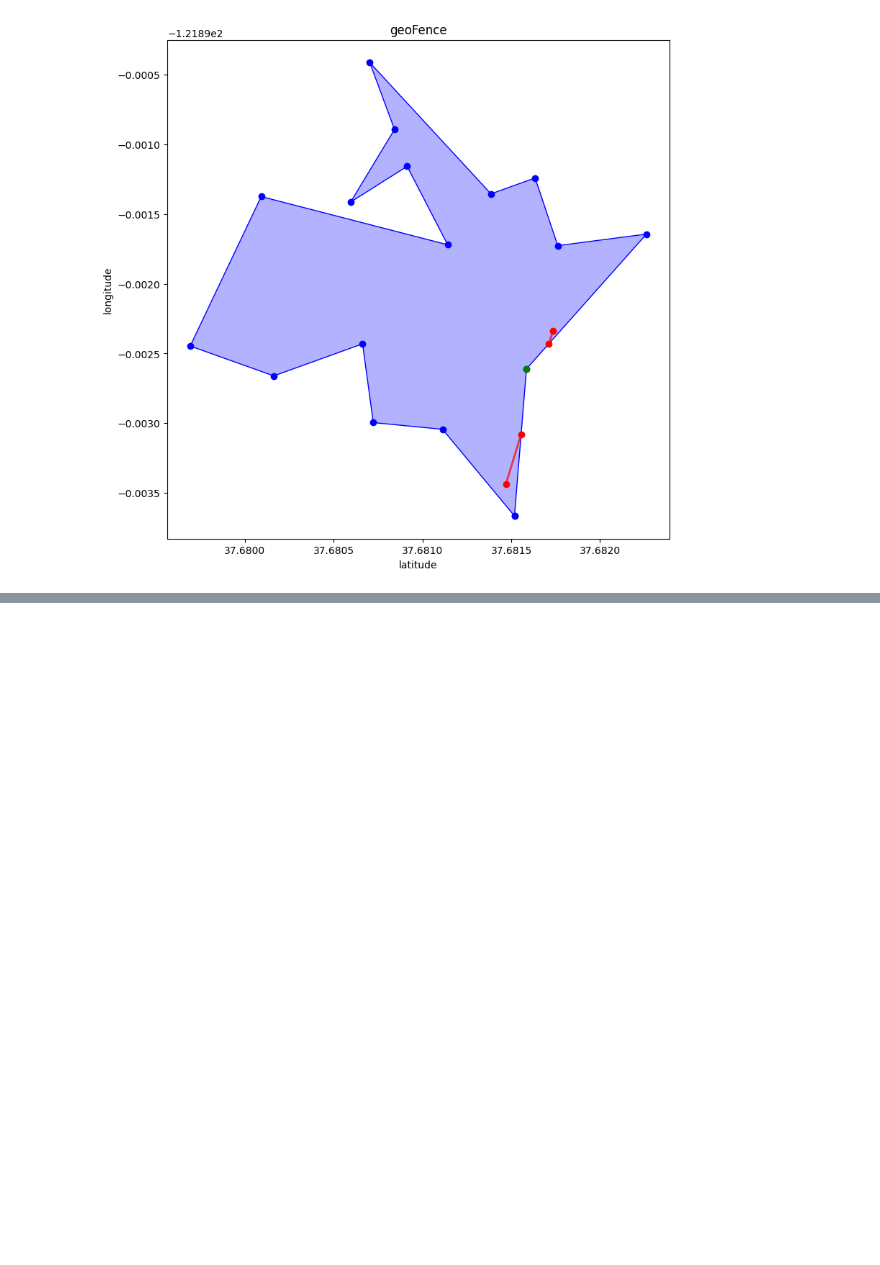
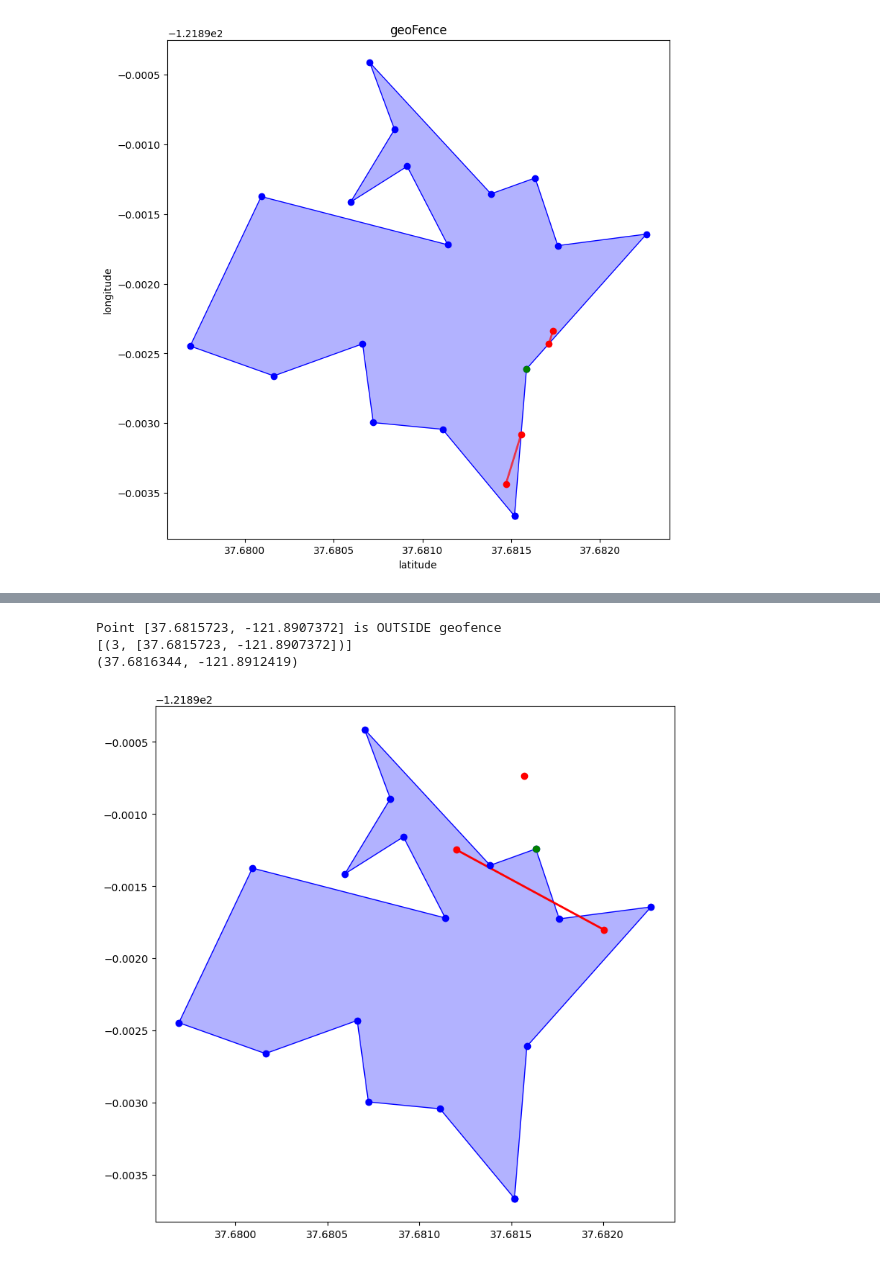
Before and after one commit to TheErickLiu/AmadorUAV2025, a Jupyter notebook: question2.ipynb, the cells around one changed output, grey strips where cells are left out. Drawn from its saved outputs; the diff is of its cells as text; code cells hidden in the pictures; blank space fills up the shorter version.

```diff
--- a/question2.ipynb
+++ b/question2.ipynb
@@ -534,0 +614,39 @@ fig.show()
+# %%
+import numpy as np
+
+def nearest_point_on_polygon(point, polygon):
+    """Return the nearest exterior point on polygon"""
+    nearest_pt, nearest_dist = None, np.inf
+    coords = polygon.exterior.coords
+    for idx, coord in enumerate(coords):
+        dist = Point(point).distance(Point(coord))
+        if dist < nearest_dist:
+            nearest_pt = coord
+            nearest_dist = dist
+    return nearest_pt
+# %%
+# Check if a waypoint is inside geofence
+outside_points = []
+for i, pt in enumerate(waypoints):
+    if not geofence_polygon.contains(Point(pt)):
+        print(f"Point {pt} is OUTSIDE geofence")
+        outside_points.append((i, pt))
+
+print(outside_points)
+
+opt_id, opt = outside_points[0][0], outside_points[0][1]
+npt = nearest_point_on_polygon(opt, geofence_polygon)
+print(npt)
+
+fig = plt.figure(figsize=(9, 9))
+ax = fig.add_subplot(111)
+plot_polygon(geofence_polygon, ax=ax, add_points=True, color="blue")
+ax.plot(opt[0], opt[1], 'ro')
+ax.plot(npt[0], npt[1], 'go')
+plot_line(LineString((waypoints[opt_id-1], waypoints[opt_id+1])), ax=ax, color="red")
+plt.show()
+# %% [output]
+Point [37.6815723, -121.8907372] is OUTSIDE geofence
+[(3, [37.6815723, -121.8907372])]
+(37.6816344, -121.8912419)
+[figure, added]
```
Also changed, not shown: parts of 11 cells of this notebook, 3 other files.
